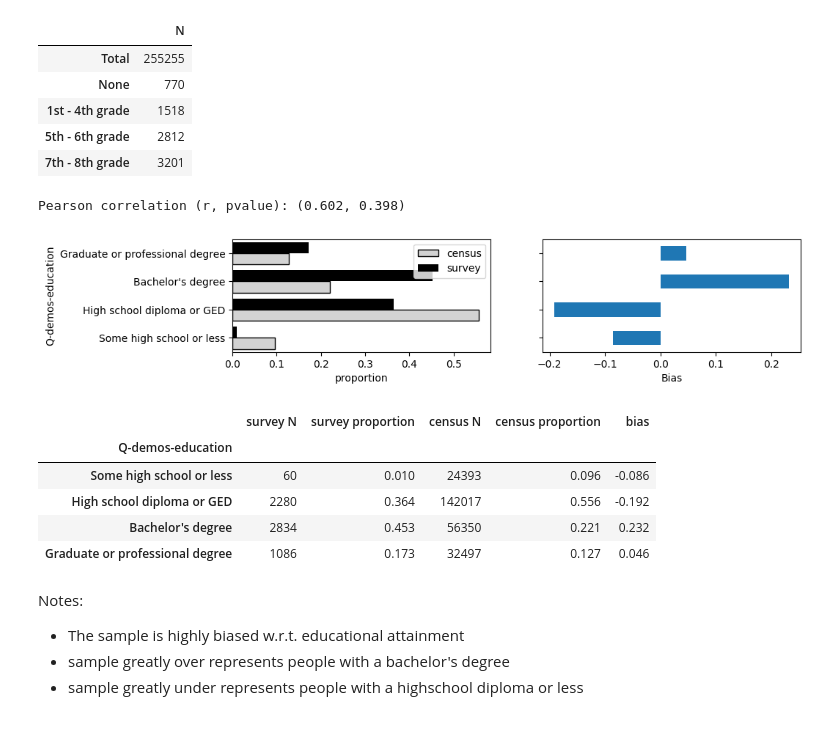
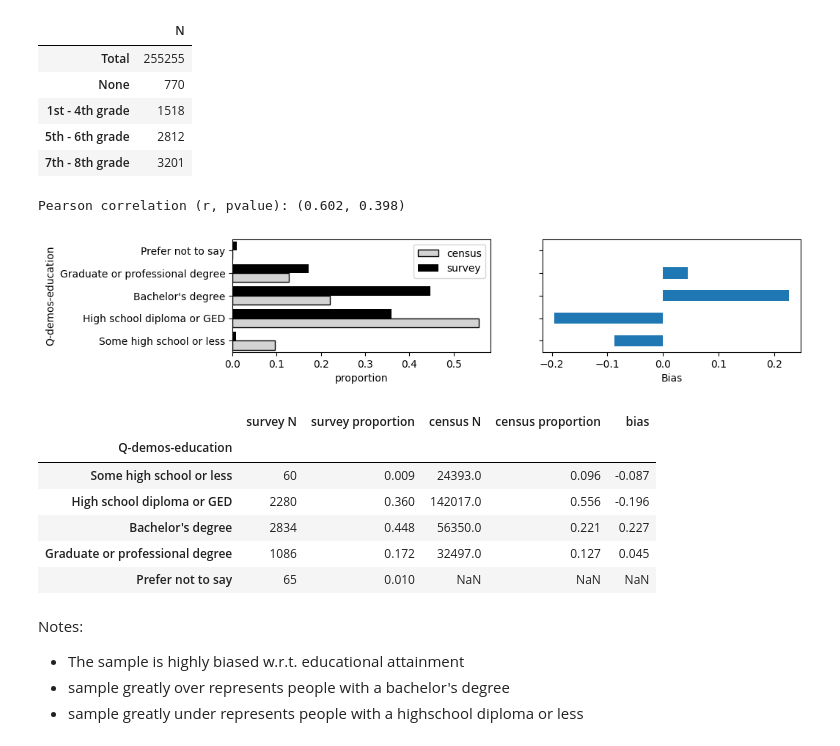
Before and after one commit to aberke/amazon-study, a Jupyter notebook: data-analysis/survey-demographics.ipynb, the cells around one changed output. Cells and saved outputs as stored; diff of their text form; code cells hidden in the pictures.

Commit message:
updated data comparisons to include 'prefer not to say' and added purchase frequency

```diff
--- a/data-analysis/survey-demographics.ipynb
+++ b/data-analysis/survey-demographics.ipynb
@@ -42,7 +42,9 @@ demo_fields = [
     'Q-demos-income',
     'Q-demos-gender',
     'Q-sexual-orientation',
-    'Q-demos-state'
+    'Q-demos-state',
+    # Not like the others: purchase frequency
+    'Q-amazon-use-how-oft'
 ]
 # Here are the fields
 fields_df = pd.read_csv(fields_filepath, index_col=0).loc[demo_fields]
@@ -519,45 +517,48 @@ census_edu_df.head()
 | 5th - 6th grade | 2812 |
 | 7th - 8th grade | 3201 |
 # %%
-edu_groups = edu_groups = [
-    'Some high school or less', 'High school diploma or GED', 'Bachelor\'s degree',
-    'Graduate or professional degree'
-]
-edu_df = edu_df.loc[edu_groups]
+# edu_groups = edu_groups = [
+#     'Some high school or less', 'High school diploma or GED', 'Bachelor\'s degree',
+#     'Graduate or professional degree'
+# ]
+# edu_df = edu_df.loc[edu_groups]
 edu_df['census N'] = [
     census_edu_df.loc[[
         'None', '1st - 4th grade', '5th - 6th grade', '7th - 8th grade', '9th grade', '10th grade', '11th grade2',
     ]]['N'].sum(),
     census_edu_df.loc[[
         'High school graduate3', 'Some college, no degree', 'Associate\'s degree, occupational', 'Associate\'s degree, academic',
     ]]['N'].sum(),
     census_edu_df.loc[[
         'Bachelor\'s degree',
     ]]['N'].sum(),
     census_edu_df.loc[[
         'Master\'s degree', 'Professional degree', 'Doctoral degree'
-    ]]['N'].sum()
+    ]]['N'].sum(),
+    np.nan
 ]
 edu_df = set_proportions_and_bias(edu_df)
 
 # Calculate Pearson correlation
-(r, pvalue) = pearsonr(edu_df['census proportion'], edu_df['survey proportion'])
+(r, pvalue) = pearsonr(edu_df['census proportion'].drop('Prefer not to say'),
+                       edu_df['survey proportion'].drop('Prefer not to say'))
 print('Pearson correlation (r, pvalue): (%0.3f, %0.3f)' % (r, pvalue))
 # plots
 fig, (ax1, ax2) = plt.subplots(1,2, figsize=(10, 2), sharey=True)
 plot_census_vs_survey_pops(edu_df, ax=ax1)
 plot_bias(edu_df, ax=ax2)
 plt.show()
 edu_df
 # %% [output]
 Pearson correlation (r, pvalue): (0.602, 0.398)
-[figure, old version]
+[figure, new version]
 |  | survey N | survey proportion | census N | census proportion | bias |
 | Q-demos-education |  |  |  |  |  |
-| Some high school or less | 60 | 0.010 | 24393 | 0.096 | -0.086 |
-| High school diploma or GED | 2280 | 0.364 | 142017 | 0.556 | -0.192 |
-| Bachelor's degree | 2834 | 0.453 | 56350 | 0.221 | 0.232 |
-| Graduate or professional degree | 1086 | 0.173 | 32497 | 0.127 | 0.046 |
+| Some high school or less | 60 | 0.009 | 24393.0 | 0.096 | -0.087 |
+| High school diploma or GED | 2280 | 0.360 | 142017.0 | 0.556 | -0.196 |
+| Bachelor's degree | 2834 | 0.448 | 56350.0 | 0.221 | 0.227 |
+| Graduate or professional degree | 1086 | 0.172 | 32497.0 | 0.127 | 0.045 |
+| Prefer not to say | 65 | 0.010 | NaN | NaN | NaN |
 # %% [markdown]
 Notes:
 - The sample is highly biased w.r.t. educational attainment
```
Also changed, not shown: parts of 6 cells of this notebook.
